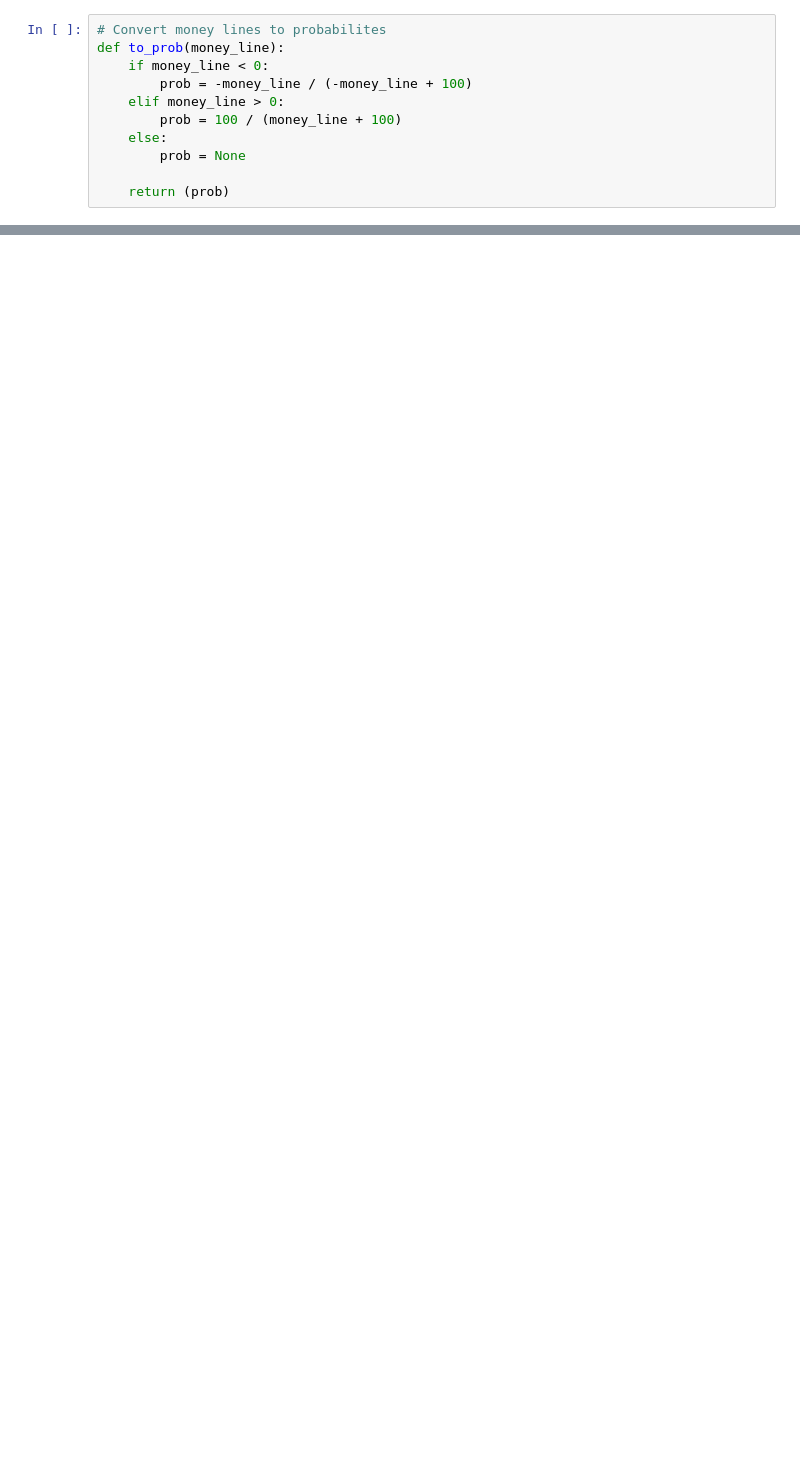
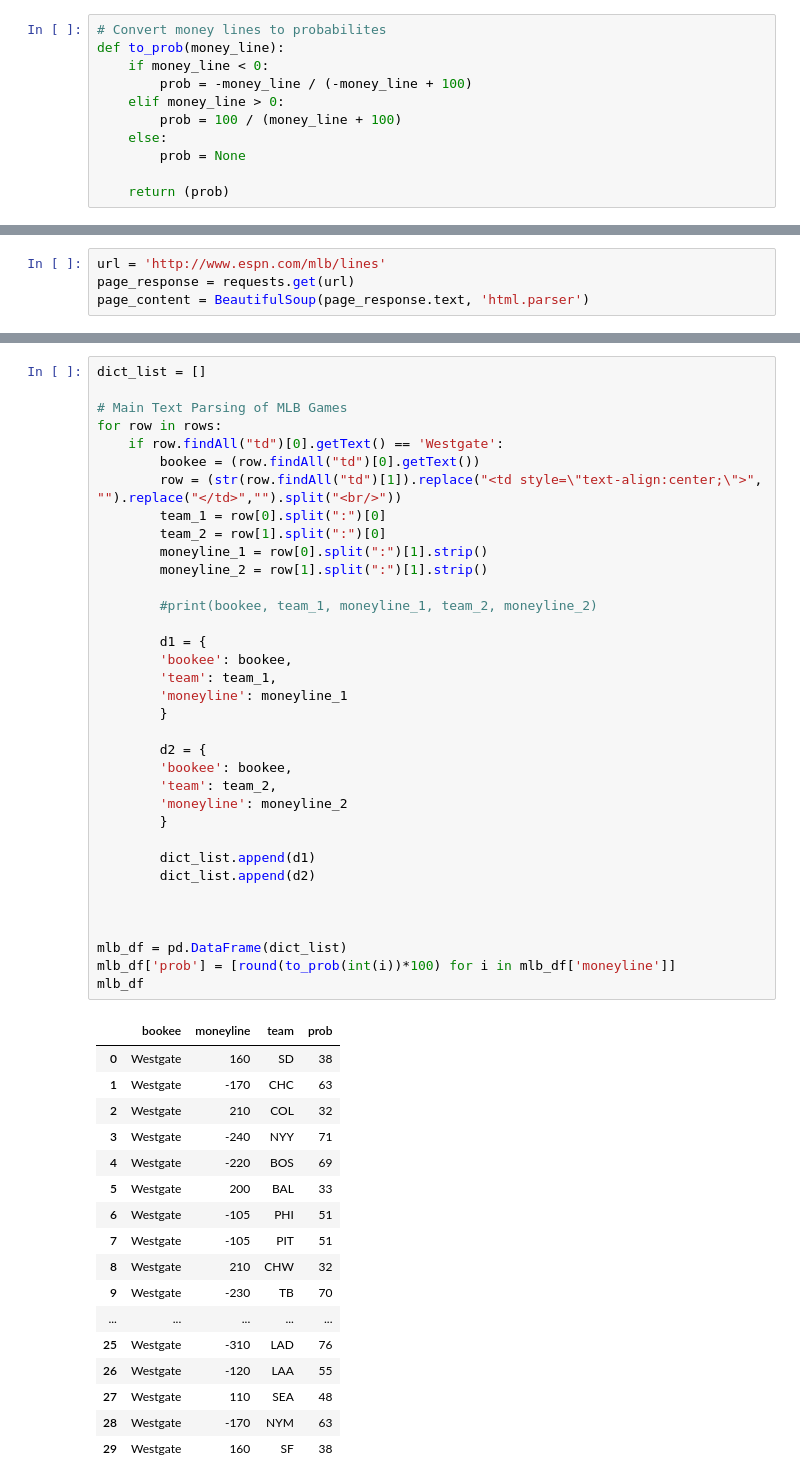
Before and after one commit to eonofrey/fivethirtyeight_bets, a Jupyter notebook: 538 Arb.ipynb, the cells around one changed output, grey strips where cells are left out. Saved outputs shown, nothing was run; the diff lists cells and outputs as text; blank space fills up the shorter version.

```diff
--- a/538 Arb.ipynb
+++ b/538 Arb.ipynb
@@ -70,0 +76,4 @@ pd.DataFrame(dict_list)
+# %%
+url = 'http://www.espn.com/mlb/lines'
+page_response = requests.get(url)
+page_content = BeautifulSoup(page_response.text, 'html.parser')
@@ -70,0 +94,53 @@ pd.DataFrame(dict_list)
+# %%
+dict_list = []
+
+# Main Text Parsing of MLB Games
+for row in rows:
+    if row.findAll("td")[0].getText() == 'Westgate':
+        bookee = (row.findAll("td")[0].getText())
+        row = (str(row.findAll("td")[1]).replace("<td style=\"text-align:center;\">", "").replace("</td>","").split("<br/>"))
+        team_1 = row[0].split(":")[0]
+        team_2 = row[1].split(":")[0]
+        moneyline_1 = row[0].split(":")[1].strip()
+        moneyline_2 = row[1].split(":")[1].strip()
+
+        #print(bookee, team_1, moneyline_1, team_2, moneyline_2)
+
+        d1 = {
+        'bookee': bookee,
+        'team': team_1,
+        'moneyline': moneyline_1
+        }
+
+        d2 = {
+        'bookee': bookee,
+        'team': team_2,
+        'moneyline': moneyline_2
+        }
+
+        dict_list.append(d1)
+        dict_list.append(d2)
+
+
+
+mlb_df = pd.DataFrame(dict_list)
+mlb_df['prob'] = [round(to_prob(int(i))*100) for i in mlb_df['moneyline']]
+mlb_df
+# %% [output]
+|  | bookee | moneyline | team | prob |
+| 0 | Westgate | 160 | SD | 38 |
+| 1 | Westgate | -170 | CHC | 63 |
+| 2 | Westgate | 210 | COL | 32 |
+| 3 | Westgate | -240 | NYY | 71 |
+| 4 | Westgate | -220 | BOS | 69 |
+| 5 | Westgate | 200 | BAL | 33 |
+| 6 | Westgate | -105 | PHI | 51 |
+| 7 | Westgate | -105 | PIT | 51 |
+| 8 | Westgate | 210 | CHW | 32 |
+| 9 | Westgate | -230 | TB | 70 |
+| ... | ... | ... | ... | ... |
+| 25 | Westgate | -310 | LAD | 76 |
+| 26 | Westgate | -120 | LAA | 55 |
+| 27 | Westgate | 110 | SEA | 48 |
+| 28 | Westgate | -170 | NYM | 63 |
+| 29 | Westgate | 160 | SF | 38 |
```
Also changed, not shown: parts of 7 cells of this notebook.
